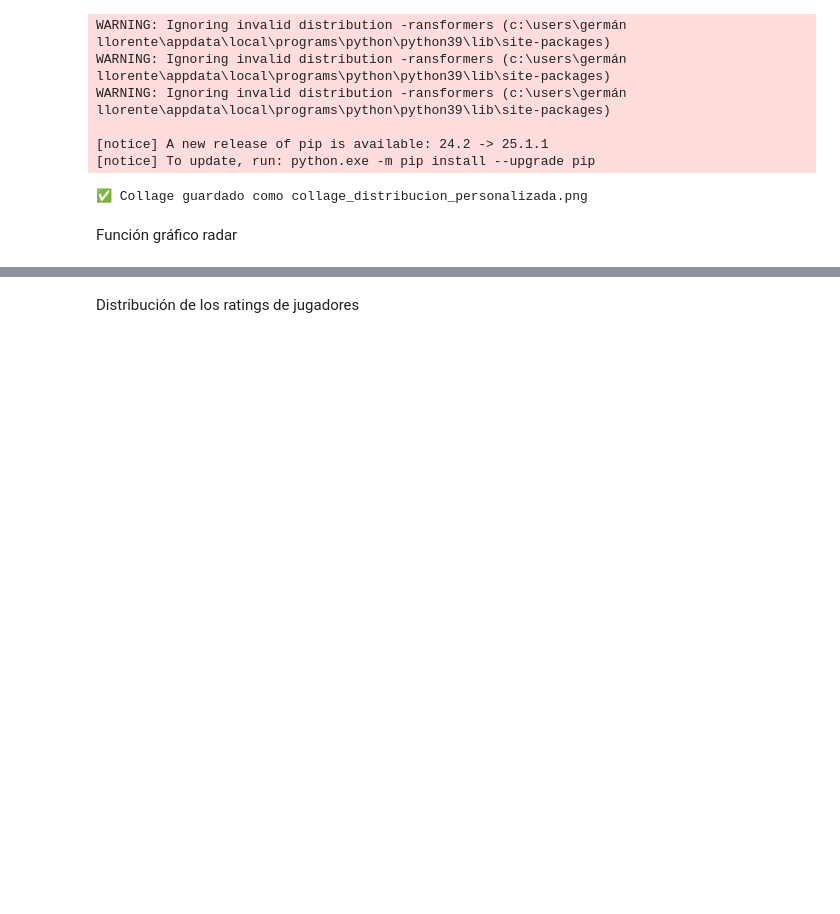
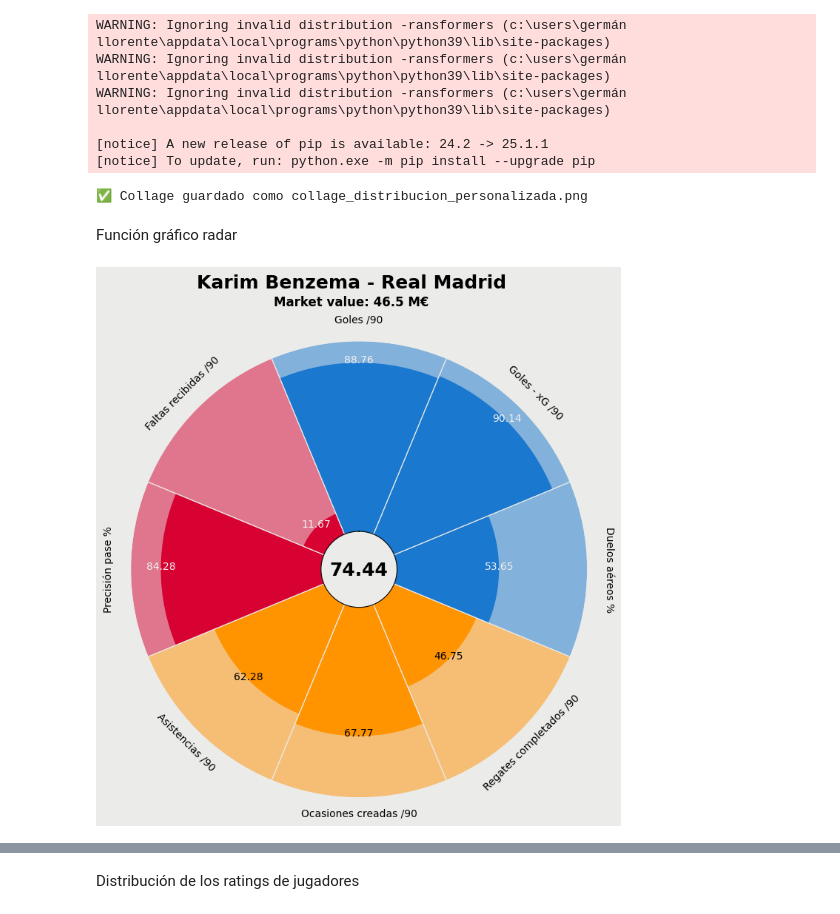
Before and after one commit to Germiprogramer/TFG-Agente-de-Scouting, a Jupyter notebook: graficos.ipynb, the cells around one changed output, grey strips where cells are left out. Drawn from its saved outputs; the diff is of its cells as text; code cells hidden in the pictures; blank space fills up the shorter version.

```diff
--- a/graficos.ipynb
+++ b/graficos.ipynb
@@ -233,7 +235,9 @@ def pizza_radar_jugador(player_name, df_percentils, df_total):
 
     plt.show()
 # %%
-pizza_radar_jugador("Aritz Aduriz Zubeldia", df_mezcla, df_total)
+pizza_radar_jugador("Karim Benzema", df_mezcla, df_total)
+# %% [output]
+[figure, added]
 # %%
 assert "Memphis Depay" in df_percentil['player_name'].values
 print(df_total[df_total['player_name'] == "Memphis Depay"]['main_position'])
```
Also changed, not shown: parts of 5 cells of this notebook, 9 other files.
